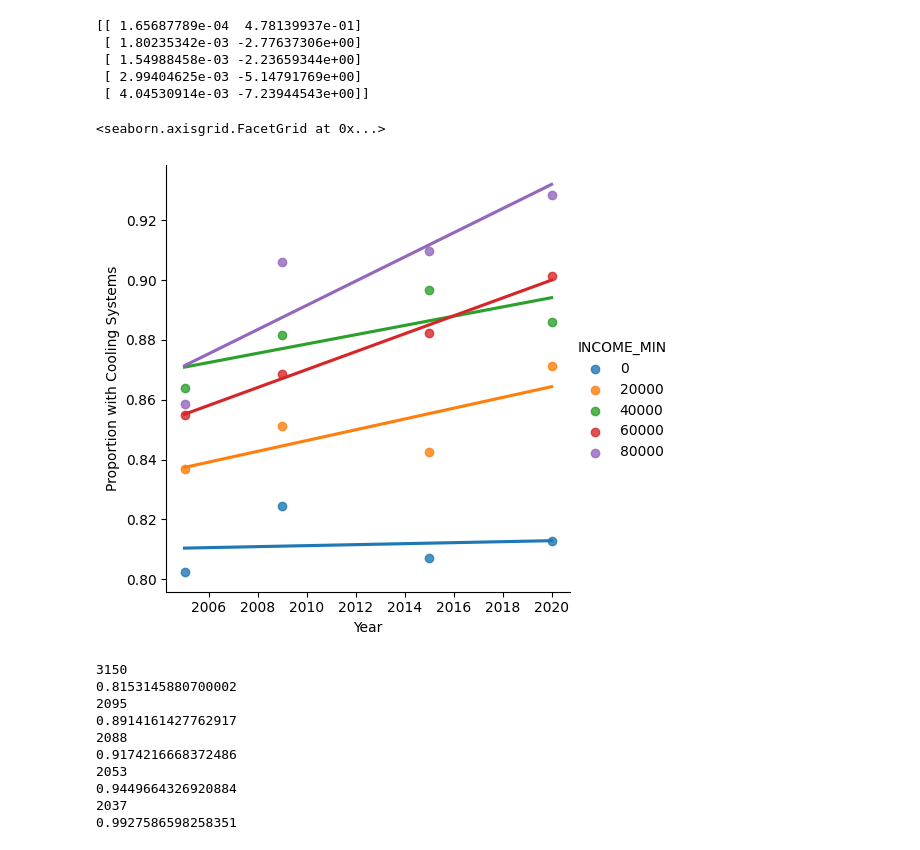
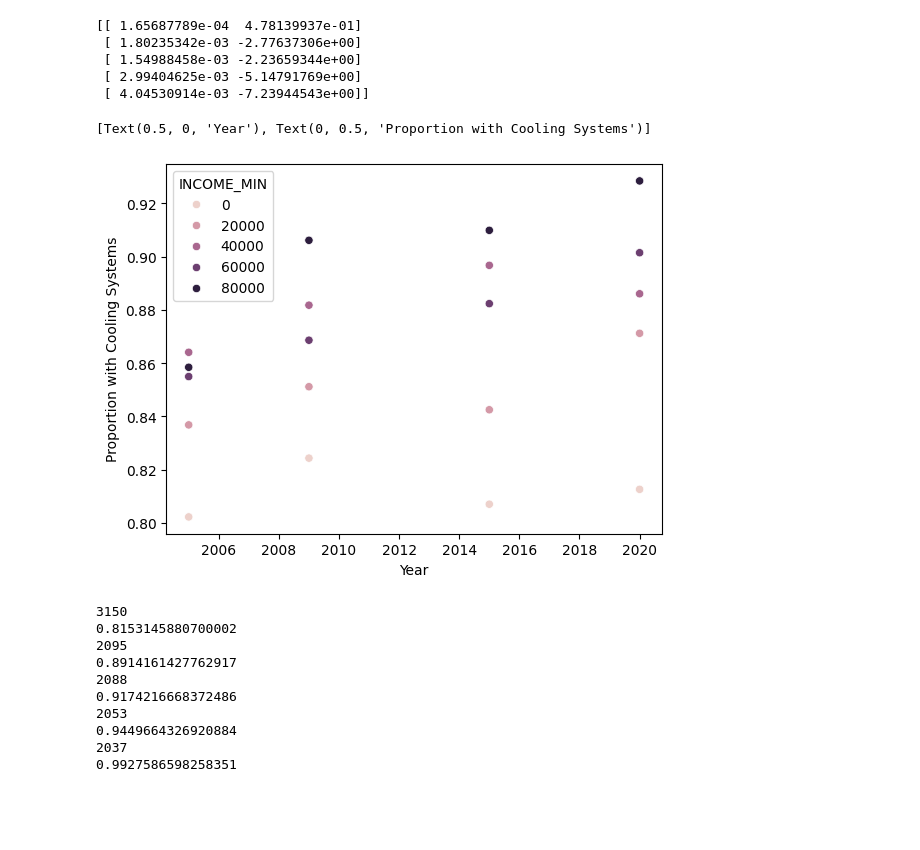
Before and after one commit to nmadev/HVACEnergyConsumptionForecasting, a Jupyter notebook: AC_Access.ipynb, the cells around one changed output. Cells and saved outputs as stored; diff of their text form; code cells hidden in the pictures; blank space fills up the shorter version.

```diff
--- a/AC_Access.ipynb
+++ b/AC_Access.ipynb
@@ -98,16 +99,16 @@ y_pred = np.array(y_pred)
 y_pred_df = pd.DataFrame({'x':x, 'y0':y_pred[0], 'y1':y_pred[1], 'y2':y_pred[2], 'y3':y_pred[3],'y4':y_pred[4]})
 # %%
 sns.cubehelix_palette(as_cmap=True)
-ax = sns.lmplot(data=AC_Income, x="YEAR", y="PROP_AC", hue="INCOME_MIN", ci=None)
+ax = sns.scatterplot(data=AC_Income, x="YEAR", y="PROP_AC", hue="INCOME_MIN")
 ax.set(xlabel='Year', ylabel='Proportion with Cooling Systems')
 # sns.lineplot(x='x', y='y0', data=y_pred_df)
 # sns.lineplot(x='x', y='y1', data=y_pred_df)
 # sns.lineplot(x='x', y='y2', data=y_pred_df)
 # sns.lineplot(x='x', y='y3', data=y_pred_df)
 # sns.lineplot(x='x', y='y4', data=y_pred_df)
 # %% [output]
-<seaborn.axisgrid.FacetGrid at 0x...>
+[Text(0.5, 0, 'Year'), Text(0, 0.5, 'Proportion with Cooling Systems')]
-[figure, old version]
+[figure, new version]
 # %%
 for i in range(5):
     print(round((1 - fits[i][1])/fits[i][0]))
```
Also changed, not shown: parts of 2 cells of this notebook, 50 other files.
